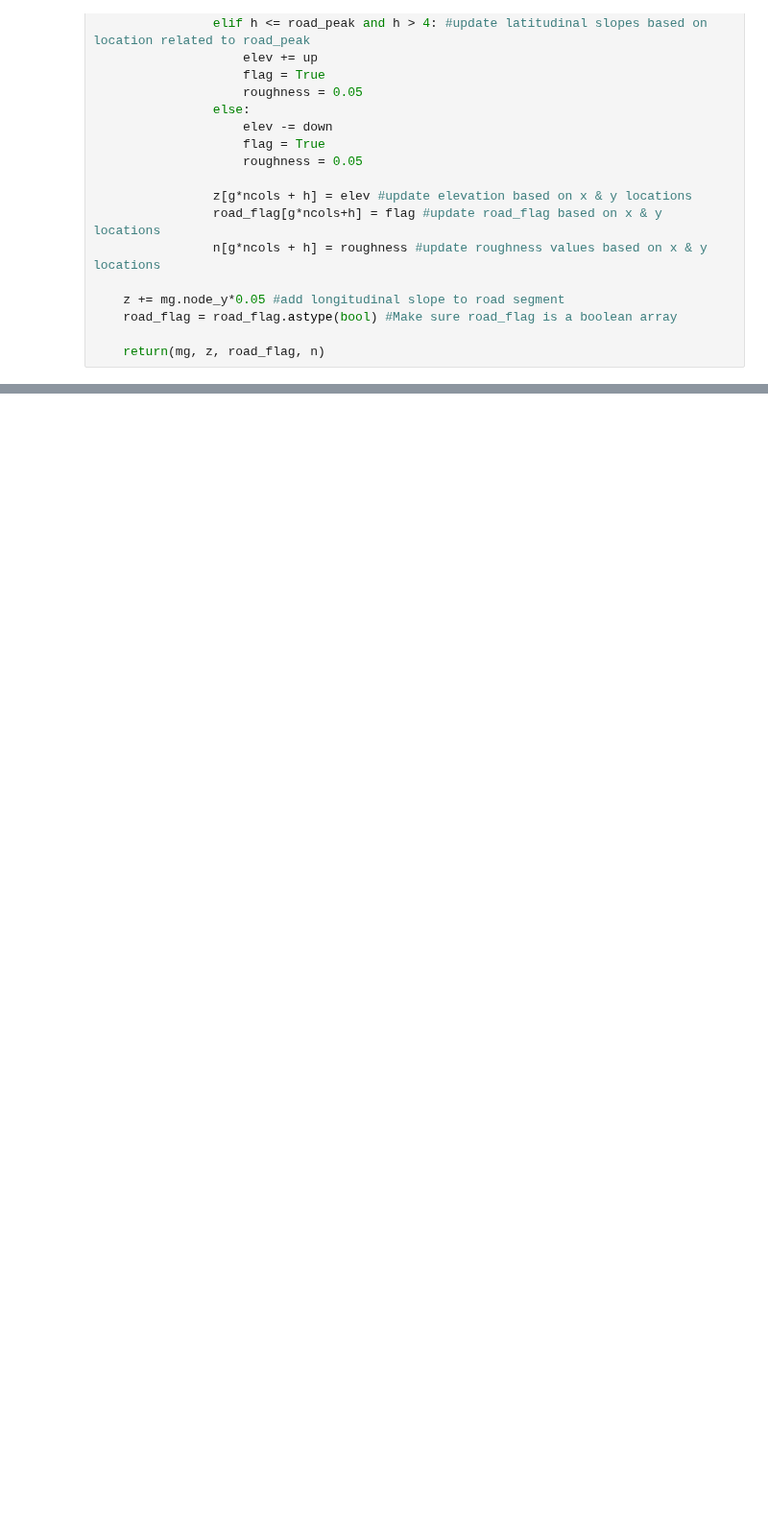
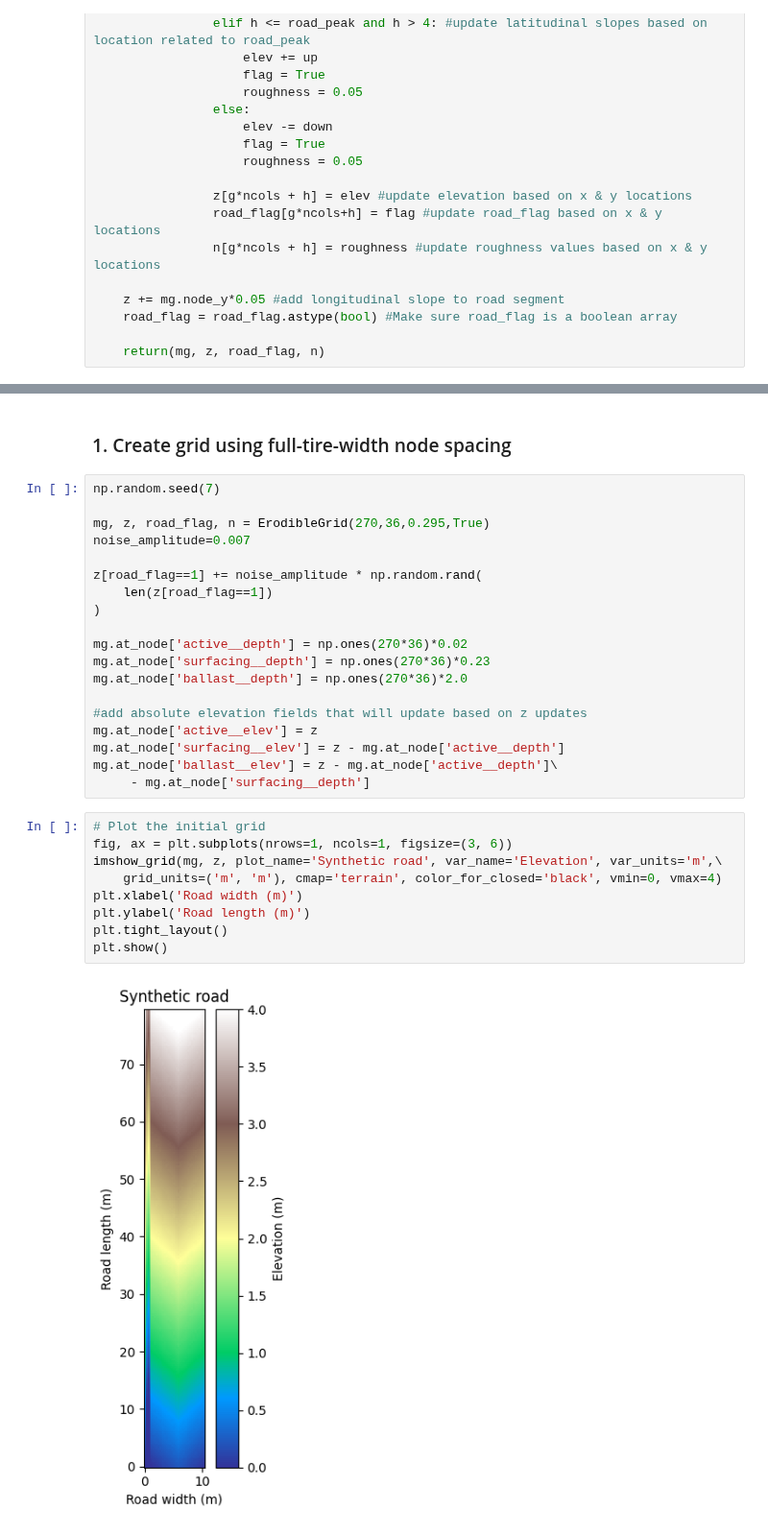
Before and after one commit to adalvis/roads_model, a Jupyter notebook: tutorials/FullModel_tutorial.ipynb, the cells around one changed output, grey strips where cells are left out. Shown at 96% size. Saved outputs shown, nothing was run; the diff lists cells and outputs as text; blank space fills up the shorter version.

```diff
--- a/tutorials/FullModel_tutorial.ipynb
+++ b/tutorials/FullModel_tutorial.ipynb
@@ -406,0 +452,32 @@ plt.show()
+# %% [markdown]
+### 1. Create grid using full-tire-width node spacing
+# %%
+np.random.seed(7)
+
+mg, z, road_flag, n = ErodibleGrid(270,36,0.295,True)
+noise_amplitude=0.007
+
+z[road_flag==1] += noise_amplitude * np.random.rand(
+    len(z[road_flag==1])
+)
+
+mg.at_node['active__depth'] = np.ones(270*36)*0.02
+mg.at_node['surfacing__depth'] = np.ones(270*36)*0.23
+mg.at_node['ballast__depth'] = np.ones(270*36)*2.0
+
+#add absolute elevation fields that will update based on z updates
+mg.at_node['active__elev'] = z
+mg.at_node['surfacing__elev'] = z - mg.at_node['active__depth']
+mg.at_node['ballast__elev'] = z - mg.at_node['active__depth']\
+     - mg.at_node['surfacing__depth']
+# %%
+# Plot the initial grid
+fig, ax = plt.subplots(nrows=1, ncols=1, figsize=(3, 6))
+imshow_grid(mg, z, plot_name='Synthetic road', var_name='Elevation', var_units='m',\
+    grid_units=('m', 'm'), cmap='terrain', color_for_closed='black', vmin=0, vmax=4)
+plt.xlabel('Road width (m)')
+plt.ylabel('Road length (m)')
+plt.tight_layout()
+plt.show()
+# %% [output]
+[figure, added]
```
Also changed, not shown: parts of 56 cells of this notebook.
